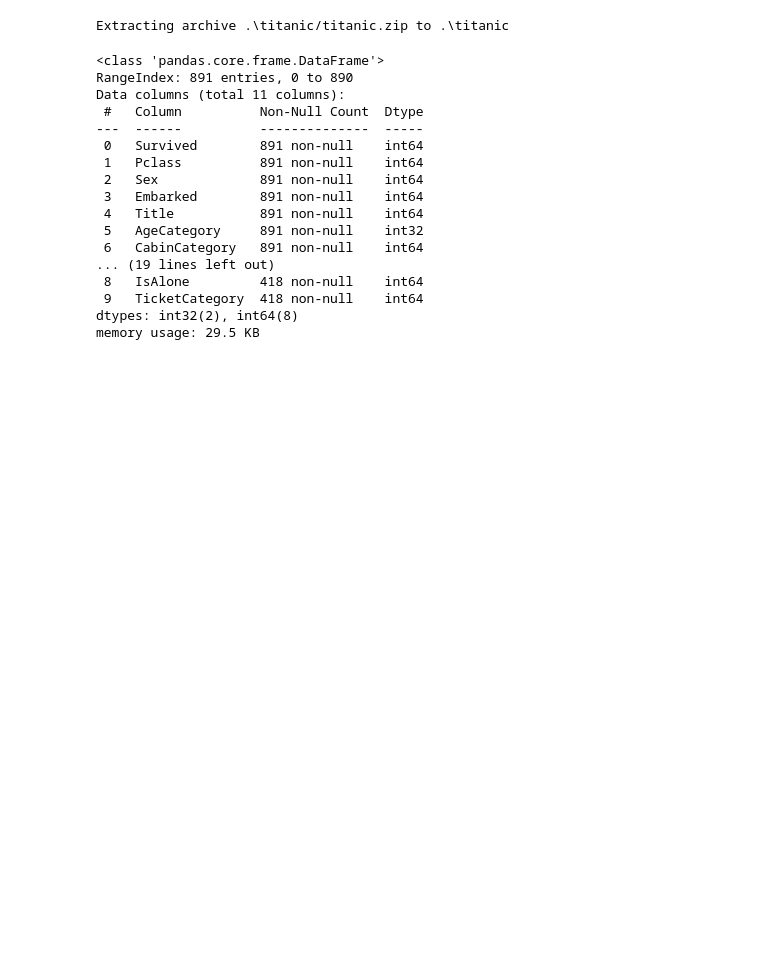
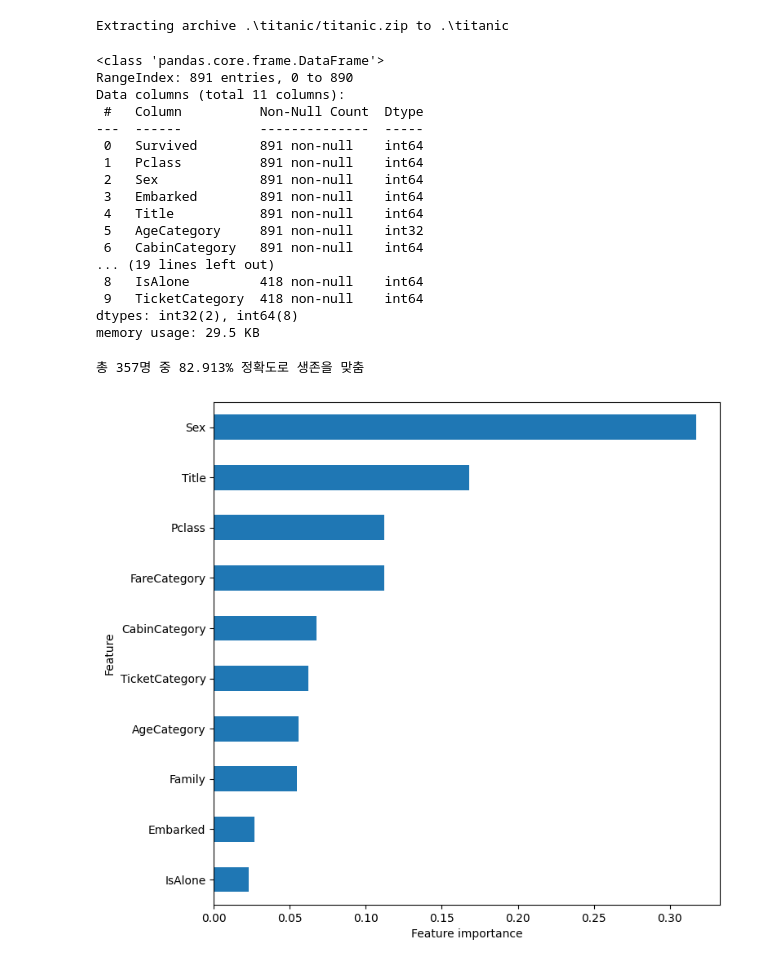
Before and after one commit to salmonsush/kaggle-titanic, a Jupyter notebook: main.ipynb, the cells around one changed output. Saved outputs shown, nothing was run; the diff lists cells and outputs as text; code cells hidden in the pictures; blank space fills up the shorter version.

```diff
--- a/main.ipynb
+++ b/main.ipynb
@@ -240,3 +240,41 @@ Data columns (total 11 columns):
  9   TicketCategory  418 non-null    int64
 dtypes: int32(2), int64(8)
 memory usage: 29.5 KB
+# %%
+from sklearn.ensemble import RandomForestClassifier
+from sklearn.model_selection import train_test_split
+from sklearn.metrics import accuracy_score
+
+#  Pclass, Sex, Embarked, Title, AgeCategory, CabinCategory, FareCategory, Family, IsAlone, TicketCategory
+data = train.drop('Survived', axis=1).values
+# Survived
+target = train['Survived'].values
+# %%
+# test_size: 분리 비율 설정.
+# stratify: 분리 기준이 될 데이터
+# random_state: 랜덤 seed
+x_train, x_valid, y_train, y_valid = train_test_split(data, target, test_size=0.4, stratify=target, random_state=0)
+# %%
+rf = RandomForestClassifier(n_estimators=50, criterion="entropy", max_depth=5, oob_score=True, random_state=10)
+rf.fit(x_train, y_train)
+prediction = rf.predict(x_valid)
+
+length = y_valid.shape[0]
+accuracy = accuracy_score(prediction, y_valid)
+print(f'총 {length}명 중 {accuracy * 100:.3f}% 정확도로 생존을 맞춤')
+# %% [output]
+총 357명 중 82.913% 정확도로 생존을 맞춤
+# %%
+import matplotlib.pyplot as plt
+from pandas import Series
+
+feature_importance = rf.feature_importances_
+fi = Series(feature_importance, index=train.drop(['Survived'], axis=1).columns)
+
+plt.figure(figsize=(8, 8))
+fi.sort_values(ascending=True).plot.barh()
+plt.xlabel('Feature importance')
+plt.ylabel('Feature')
+plt.show()
+# %% [output]
+[figure, added]
```
Also changed, not shown: parts of 2 cells of this notebook.
